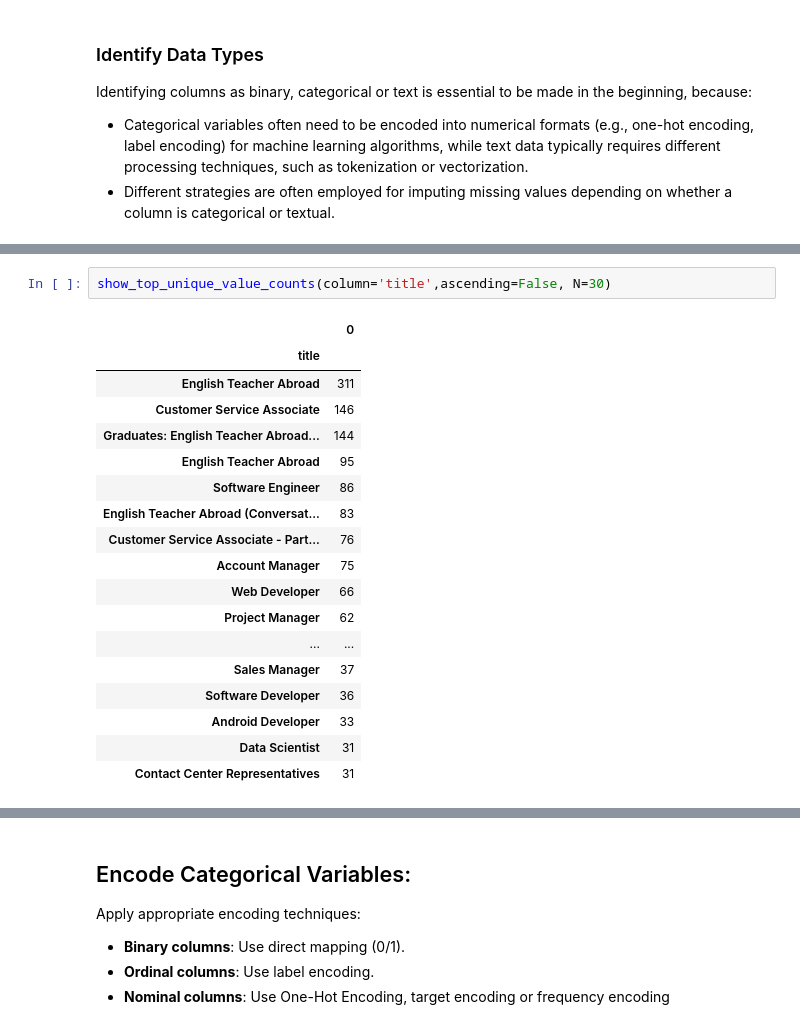
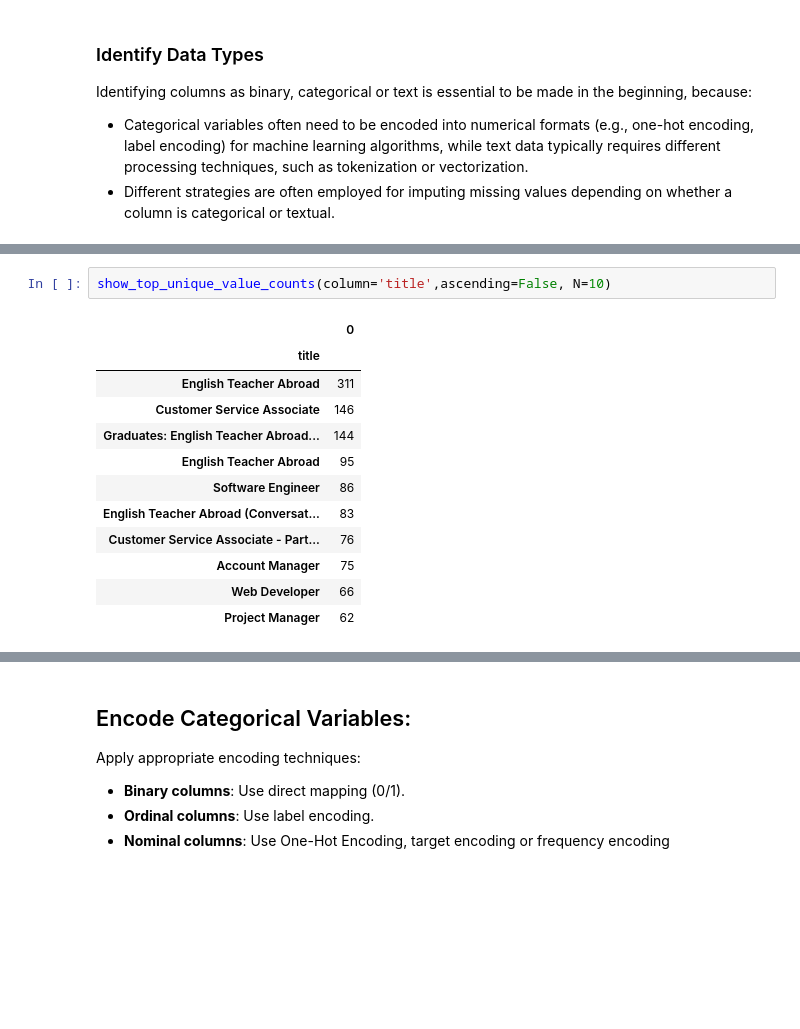
Before and after one commit to geekcourses/RealFakeJobPostingPrediction_Mitko, a Jupyter notebook: src/data_preprocessing.ipynb, the cells around one changed output, grey strips where cells are left out. Saved outputs shown, nothing was run; the diff lists cells and outputs as text; blank space fills up the shorter version.

```diff
--- a/src/data_preprocessing.ipynb
+++ b/src/data_preprocessing.ipynb
@@ -364,26 +368,20 @@ requirements           11967
 description            14801
 dtype: int64
 # %%
-show_top_unique_value_counts(column='title',ascending=False, N=30)
+show_top_unique_value_counts(column='title',ascending=False, N=10)
 # %% [output]
 |  | 0 |
 | title |  |
 | English Teacher Abroad | 311 |
 | Customer Service Associate | 146 |
 | Graduates: English Teacher Abroad... | 144 |
 | English Teacher Abroad | 95 |
 | Software Engineer | 86 |
 | English Teacher Abroad (Conversat... | 83 |
 | Customer Service Associate - Part... | 76 |
 | Account Manager | 75 |
 | Web Developer | 66 |
 | Project Manager | 62 |
-| ... | ... |
-| Sales Manager | 37 |
-| Software Developer | 36 |
-| Android Developer | 33 |
-| Data Scientist | 31 |
-| Contact Center Representatives | 31 |
 # %%
 binary_columns = [
     'has_company_logo',
```
Also changed, not shown: parts of 14 cells of this notebook.
